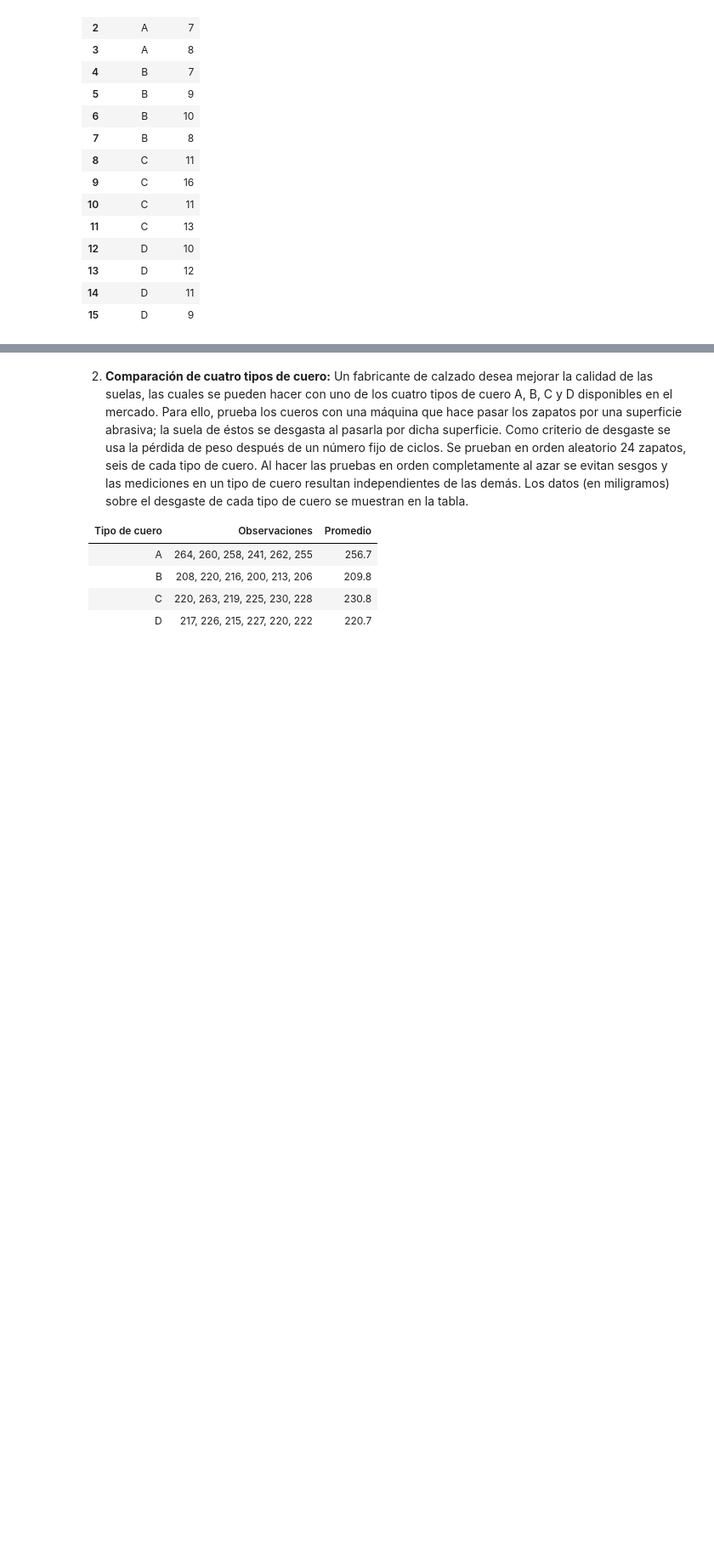
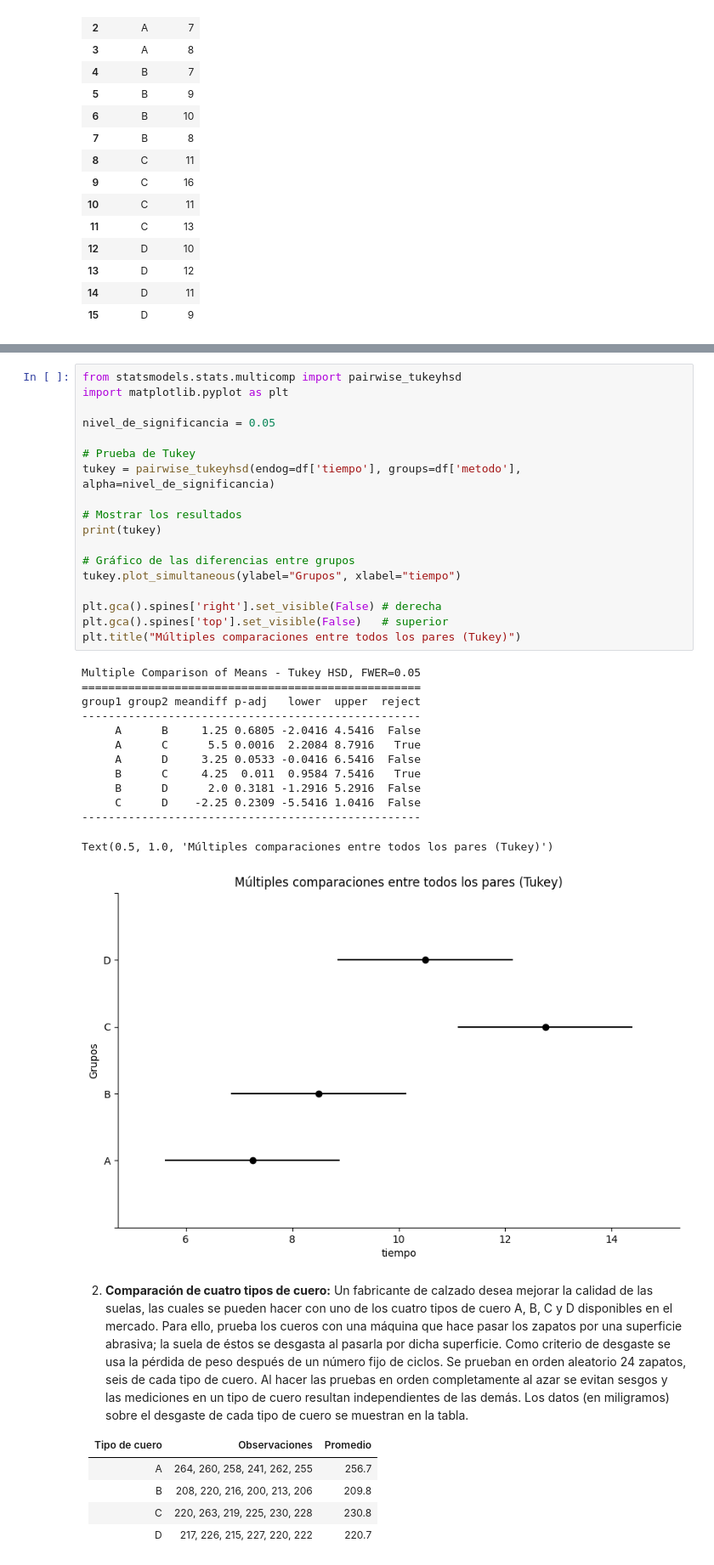
Before and after one commit to CesarRodriguez19/EstadisticaVerano, a Jupyter notebook: Problemas_Un_Factor.ipynb, the cells around one changed output, grey strips where cells are left out. Shown at 85% size. Drawn from its saved outputs; the diff is of its cells as text; blank space fills up the shorter version.

```diff
--- a/Problemas_Un_Factor.ipynb
+++ b/Problemas_Un_Factor.ipynb
@@ -66,3 +92,35 @@ df
+# %%
+from statsmodels.stats.multicomp import pairwise_tukeyhsd
+import matplotlib.pyplot as plt
+
+nivel_de_significancia = 0.05
+
+# Prueba de Tukey
+tukey = pairwise_tukeyhsd(endog=df['tiempo'], groups=df['metodo'], alpha=nivel_de_significancia)
+
+# Mostrar los resultados
+print(tukey)
+
+# Gráfico de las diferencias entre grupos
+tukey.plot_simultaneous(ylabel="Grupos", xlabel="tiempo")
+
+plt.gca().spines['right'].set_visible(False) # derecha
+plt.gca().spines['top'].set_visible(False)   # superior
+plt.title("Múltiples comparaciones entre todos los pares (Tukey)")
+# %% [output]
+Multiple Comparison of Means - Tukey HSD, FWER=0.05
+===================================================
+group1 group2 meandiff p-adj   lower  upper  reject
+---------------------------------------------------
+     A      B     1.25 0.6805 -2.0416 4.5416  False
+     A      C      5.5 0.0016  2.2084 8.7916   True
+     A      D     3.25 0.0533 -0.0416 6.5416  False
+     B      C     4.25  0.011  0.9584 7.5416   True
+     B      D      2.0 0.3181 -1.2916 5.2916  False
+     C      D    -2.25 0.2309 -5.5416 1.0416  False
+---------------------------------------------------
+Text(0.5, 1.0, 'Múltiples comparaciones entre todos los pares (Tukey)')
+[figure, added]
 # %% [markdown]
 2. **Comparación de cuatro tipos de cuero:** Un fabricante de calzado desea mejorar la calidad de las suelas, las cuales se pueden hacer con uno de los cuatro tipos de cuero A, B, C y D disponibles en el mercado. Para ello, prueba los cueros con una máquina que hace pasar los zapatos por una superficie abrasiva; la suela de éstos se desgasta al pasarla por dicha superficie. Como criterio de desgaste se usa la pérdida de peso después de un número fijo de ciclos. Se prueban en orden aleatorio 24 zapatos, seis de cada tipo de cuero. Al hacer las pruebas en orden completamente al azar se evitan sesgos y las mediciones en un tipo de cuero resultan independientes de las demás. Los datos (en miligramos) sobre el desgaste de cada tipo de cuero se muestran en la tabla.
 
```
Also changed, not shown: parts of 6 cells of this notebook.
